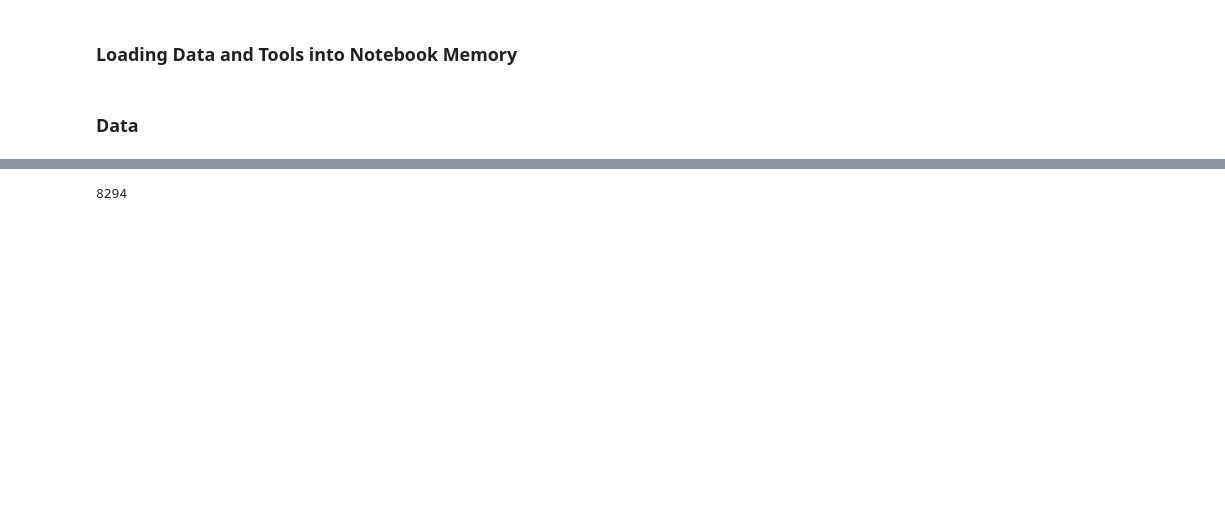
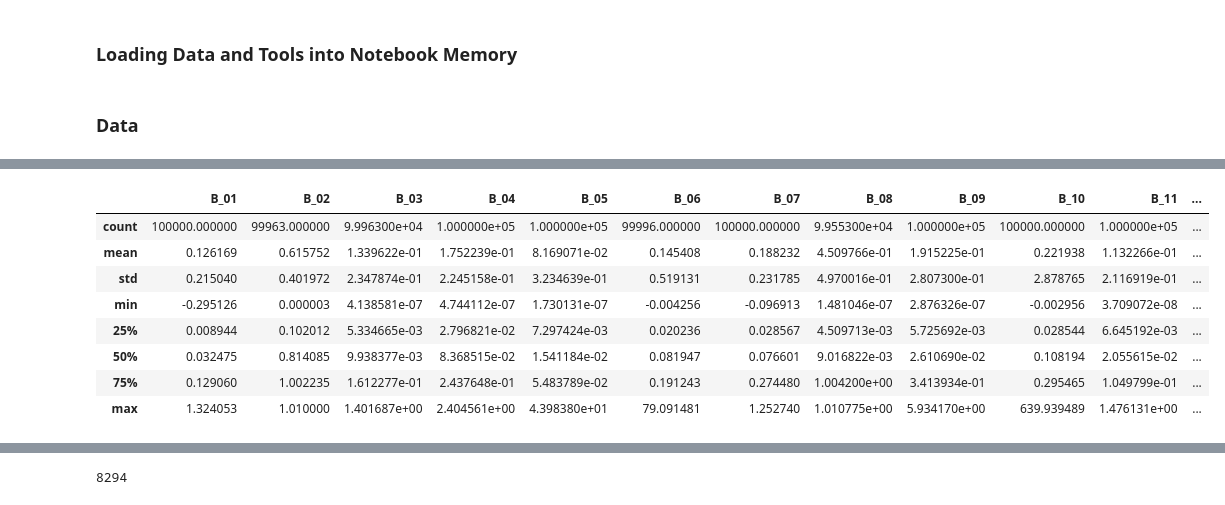
Before and after one commit to Sombrero7/sods-project-1, a Jupyter notebook: notebook.ipynb, the cells around one changed output, grey strips where cells are left out. Cells and saved outputs as stored; diff of their text form; code cells hidden in the pictures; blank space fills up the shorter version.

```diff
--- a/notebook.ipynb
+++ b/notebook.ipynb
@@ -75,0 +113,13 @@ df.shape
+# %%
+# check descriptive stats per column
+df.describe()
+# %% [output]
+|  | B_01 | B_02 | B_03 | B_04 | B_05 | B_06 | B_07 | B_08 | B_09 | B_10 | B_11 | ... |
+| count | 100000.000000 | 99963.000000 | 9.996300e+04 | 1.000000e+05 | 1.000000e+05 | 99996.000000 | 100000.000000 | 9.955300e+04 | 1.000000e+05 | 100000.000000 | 1.000000e+05 | ... |
+| mean | 0.126169 | 0.615752 | 1.339622e-01 | 1.752239e-01 | 8.169071e-02 | 0.145408 | 0.188232 | 4.509766e-01 | 1.915225e-01 | 0.221938 | 1.132266e-01 | ... |
+| std | 0.215040 | 0.401972 | 2.347874e-01 | 2.245158e-01 | 3.234639e-01 | 0.519131 | 0.231785 | 4.970016e-01 | 2.807300e-01 | 2.878765 | 2.116919e-01 | ... |
+| min | -0.295126 | 0.000003 | 4.138581e-07 | 4.744112e-07 | 1.730131e-07 | -0.004256 | -0.096913 | 1.481046e-07 | 2.876326e-07 | -0.002956 | 3.709072e-08 | ... |
+| 25% | 0.008944 | 0.102012 | 5.334665e-03 | 2.796821e-02 | 7.297424e-03 | 0.020236 | 0.028567 | 4.509713e-03 | 5.725692e-03 | 0.028544 | 6.645192e-03 | ... |
+| 50% | 0.032475 | 0.814085 | 9.938377e-03 | 8.368515e-02 | 1.541184e-02 | 0.081947 | 0.076601 | 9.016822e-03 | 2.610690e-02 | 0.108194 | 2.055615e-02 | ... |
+| 75% | 0.129060 | 1.002235 | 1.612277e-01 | 2.437648e-01 | 5.483789e-02 | 0.191243 | 0.274480 | 1.004200e+00 | 3.413934e-01 | 0.295465 | 1.049799e-01 | ... |
+| max | 1.324053 | 1.010000 | 1.401687e+00 | 2.404561e+00 | 4.398380e+01 | 79.091481 | 1.252740 | 1.010775e+00 | 5.934170e+00 | 639.939489 | 1.476131e+00 | ... |
```
Also changed, not shown: parts of 52 cells of this notebook.
